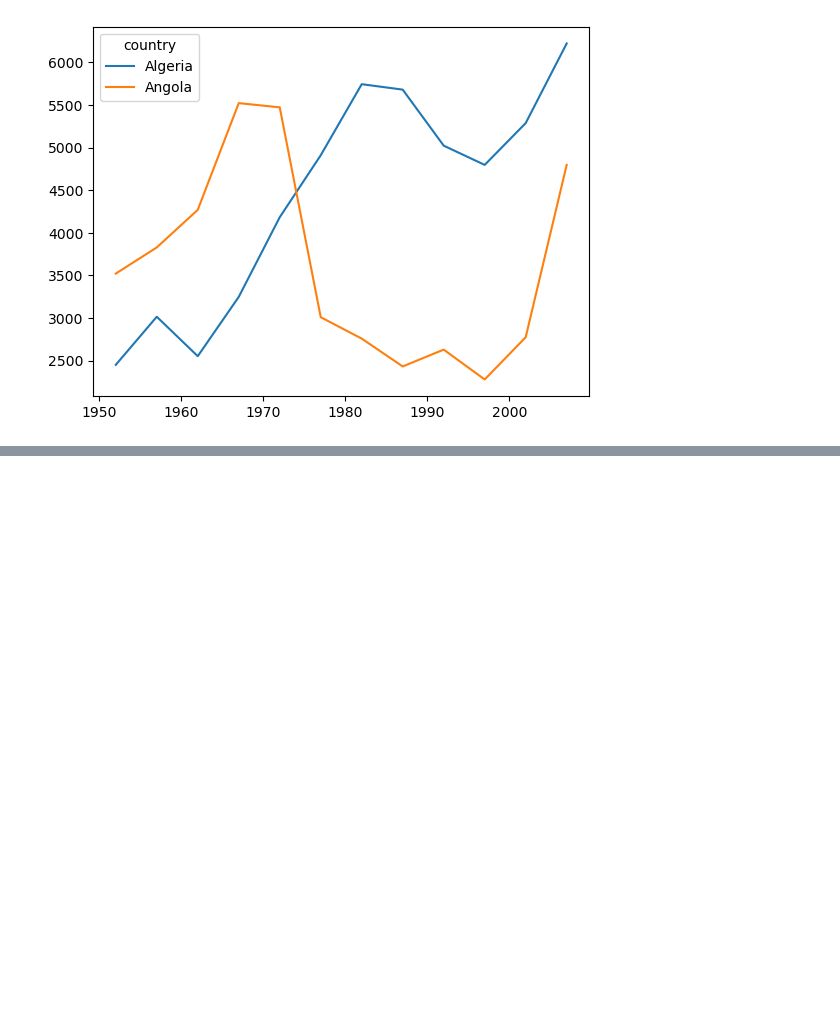
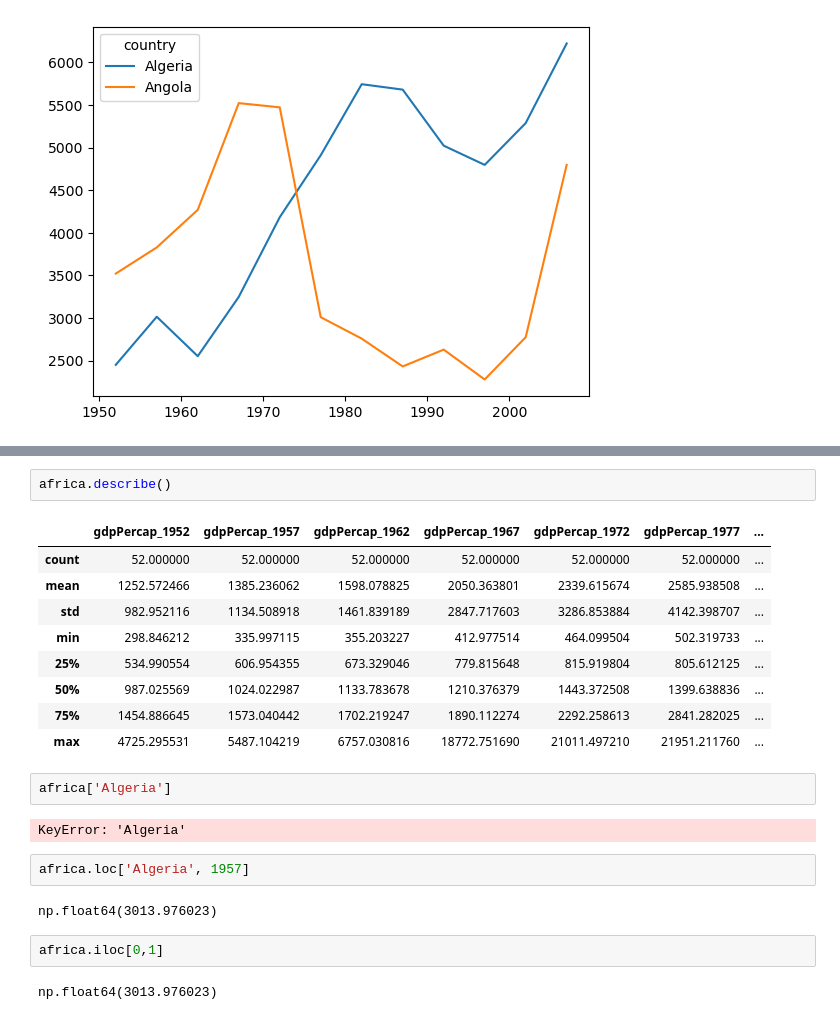
Before and after one commit to UMD-ENMA165-2026-Spring/gapminder, a Jupyter notebook: pandas_for_datasets.ipynb, the cells around one changed output, grey strips where cells are left out. Saved outputs shown, nothing was run; the diff lists cells and outputs as text; blank space fills up the shorter version.

Commit message:
introduce loc and iloc describe and info

```diff
--- a/pandas_for_datasets.ipynb
+++ b/pandas_for_datasets.ipynb
@@ -111,0 +138,24 @@ africa[aInAfrica].T.plot()
+# %%
+africa.describe()
+# %% [output]
+|  | gdpPercap_1952 | gdpPercap_1957 | gdpPercap_1962 | gdpPercap_1967 | gdpPercap_1972 | gdpPercap_1977 | ... |
+| count | 52.000000 | 52.000000 | 52.000000 | 52.000000 | 52.000000 | 52.000000 | ... |
+| mean | 1252.572466 | 1385.236062 | 1598.078825 | 2050.363801 | 2339.615674 | 2585.938508 | ... |
+| std | 982.952116 | 1134.508918 | 1461.839189 | 2847.717603 | 3286.853884 | 4142.398707 | ... |
+| min | 298.846212 | 335.997115 | 355.203227 | 412.977514 | 464.099504 | 502.319733 | ... |
+| 25% | 534.990554 | 606.954355 | 673.329046 | 779.815648 | 815.919804 | 805.612125 | ... |
+| 50% | 987.025569 | 1024.022987 | 1133.783678 | 1210.376379 | 1443.372508 | 1399.638836 | ... |
+| 75% | 1454.886645 | 1573.040442 | 1702.219247 | 1890.112274 | 2292.258613 | 2841.282025 | ... |
+| max | 4725.295531 | 5487.104219 | 6757.030816 | 18772.751690 | 21011.497210 | 21951.211760 | ... |
+# %%
+africa['Algeria']
+# %% [output]
+KeyError: 'Algeria'
+# %%
+africa.loc['Algeria', 1957]
+# %% [output]
+np.float64(3013.976023)
+# %%
+africa.iloc[0,1]
+# %% [output]
+np.float64(3013.976023)
```
Also changed, not shown: parts of 4 cells of this notebook.
